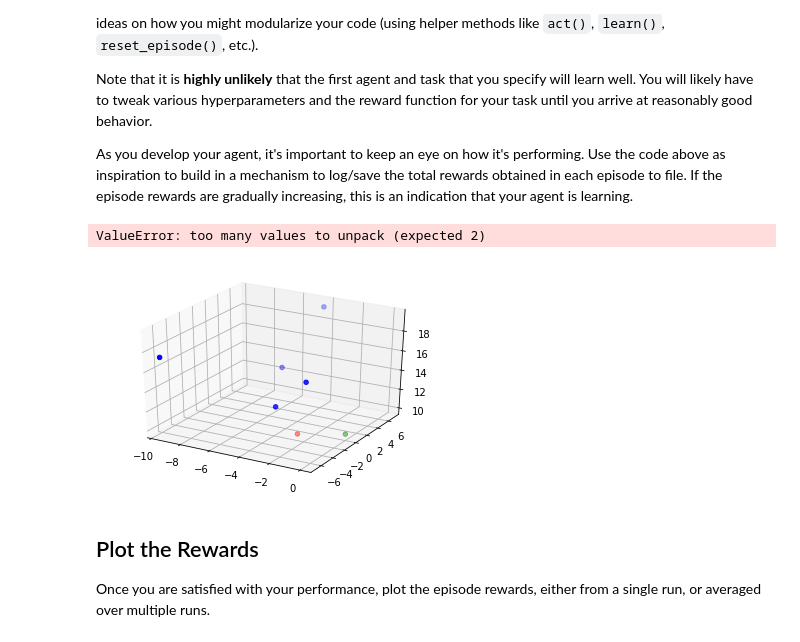
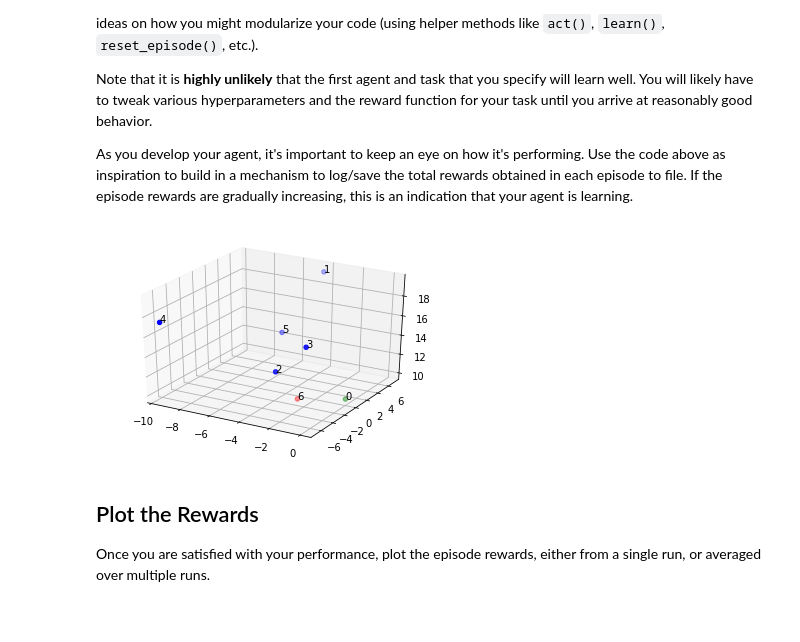
Before and after one commit to danielblignaut/ddpg-teach-a-quadcopter-to-fly, a Jupyter notebook: Quadcopter_Project.ipynb, the cells around one changed output. Drawn from its saved outputs; the diff is of its cells as text; code cells hidden in the pictures.

```diff
--- a/Quadcopter_Project.ipynb
+++ b/Quadcopter_Project.ipynb
@@ -288,14 +288,13 @@ for point in checkpoints :
 # %%
 from mpl_toolkits.mplot3d import Axes3D
 fig = plt.figure()
 ax = fig.add_subplot(111, projection='3d')
 ax.scatter(np.array(results_checkpoints['x']), np.array(results_checkpoints['y']), np.array(results_checkpoints['z']), c=np.array(results_checkpoints['color']))
 
 for i in range(len(results_checkpoints['x'])) :
-    ax.annotate(str(i), (results_checkpoints['x'][i], results_checkpoints['y'][i], results_checkpoints['z'][i]))
+    ax.text(results_checkpoints['x'][i], results_checkpoints['y'][i], results_checkpoints['z'][i], str(i))
 # %% [output]
-ValueError: too many values to unpack (expected 2)
-[figure, old version]
+[figure, new version]
 # %%
 ## TODO: Train your agent here.
 # %% [markdown]
```
Also changed, not shown: parts of 1 cell of this notebook.
